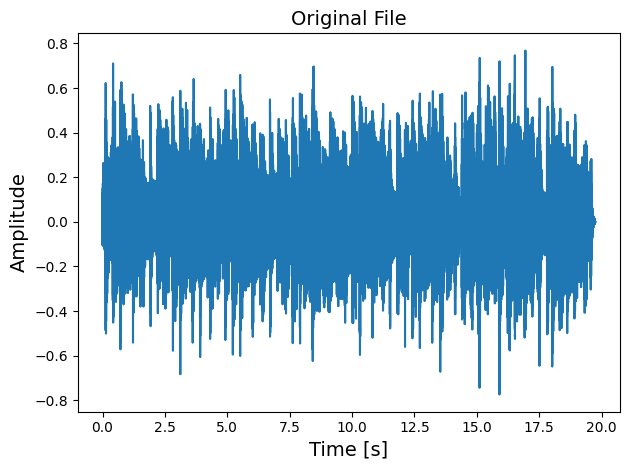
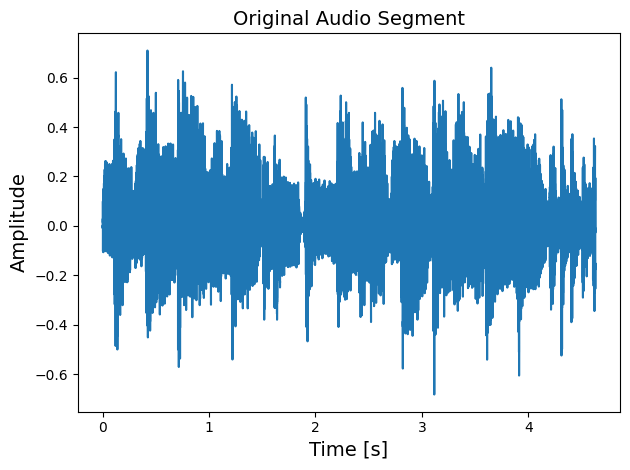
The change to this notebook cell's code, shown as a diff; its figure went from the first image to the second:
--- before
+++ after
@@ -1,7 +1,7 @@
-# Songvisualization
+# Song visualization
 
 figure = plt.figure()
 ax = figure.add_subplot(1, 1, 1)
-ax.set_title(r'Original File', fontsize=14)
+ax.set_title(r'Original Audio Segment', fontsize=14)
 
 ax.set_xlabel(r'Time [s]', fontsize=14)
@@ -9,7 +9,7 @@
 ax.set_ylabel('Amplitude', fontsize=14)
 
-ax.plot(np.linspace(0, len(song) / BITRATE, len(song)), song)
+ax.plot(np.linspace(0, len(segment) / BITRATE, len(segment)), segment)
 
 plt.tight_layout()
-plt.savefig('waveform.png', dpi=200, bbox_inches='tight')
+plt.savefig('waveform.png', dpi=150, bbox_inches='tight')
 print("Saved waveform.png")

Commit: q4